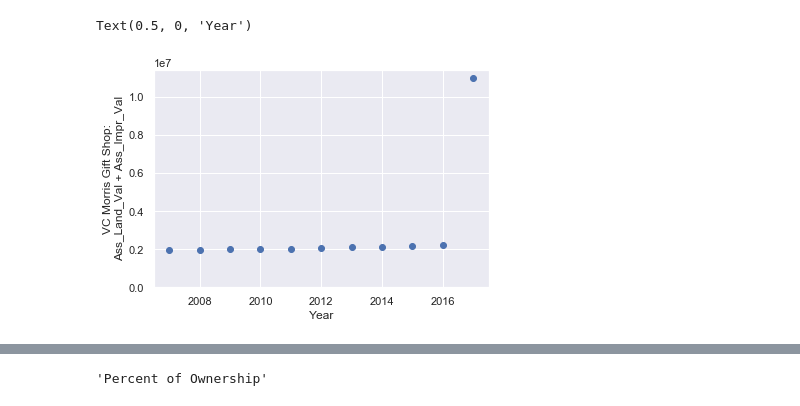
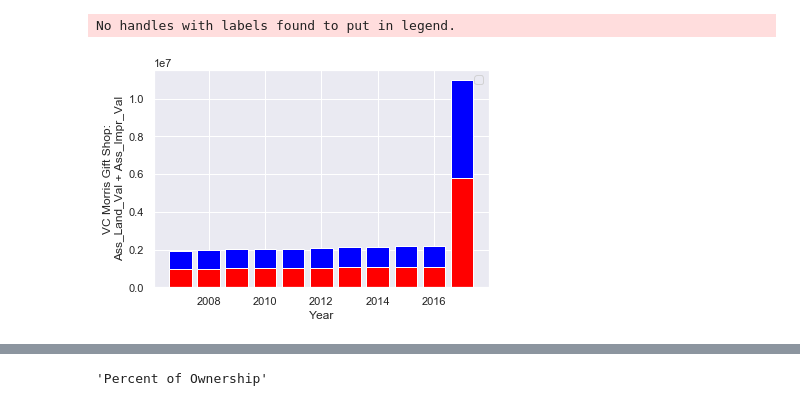
Before and after one commit to daericks/datasf, a Jupyter notebook: notebooks/property_tax_rolls-explore.ipynb, the cells around one changed output, grey strips where cells are left out. Cells and saved outputs as stored; diff of their text form; code cells hidden in the pictures.

```diff
--- a/notebooks/property_tax_rolls-explore.ipynb
+++ b/notebooks/property_tax_rolls-explore.ipynb
@@ -28,13 +28,18 @@ display(df_flw)
 | 1894516 | 2014.0 | 0000 0140 MAIDEN LN0000 | 0309019 | 0309 | 019 | 3 | COMR | ... |
 | 2045301 | 2017.0 | 0000 0140 MAIDEN LN0000 | 0309019 | 0309 | 019 | 3 | COMR | ... |
 # %%
-plt.scatter(df_flw['Closed Roll Year'], df_flw['Assessed Improvement Value'] + df_flw['Assessed Land Value'])
+# plt.bar(df_flw['Closed Roll Year'], df_flw['Assessed Improvement Value'] + df_flw['Assessed Land Value'],
+#         alpha=1, color='grey')
+plt.bar(df_flw['Closed Roll Year'], df_flw['Assessed Land Value'], color='red')
+plt.bar(df_flw['Closed Roll Year'], df_flw['Assessed Improvement Value'],
+        bottom=df_flw['Assessed Land Value'], color='blue')
+plt.legend()
 plt.ylim(0,);
 plt.ylabel('VC Morris Gift Shop:\nAss_Land_Val + Ass_Impr_Val')
-plt.xlabel('Year')
+plt.xlabel('Year');
 # %% [output]
-Text(0.5, 0, 'Year')
+No handles with labels found to put in legend.
-[figure, old version]
+[figure, new version]
 # %%
 df[df['Property Location'].str.contains('845 MARKET')] # 145 Market St
 # %% [output]
```
